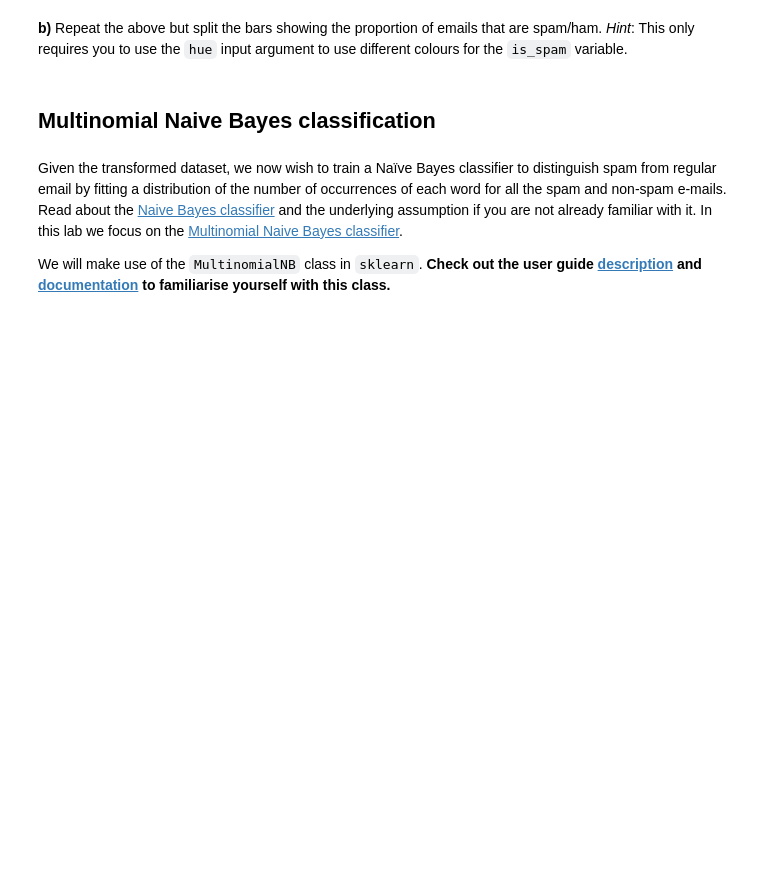
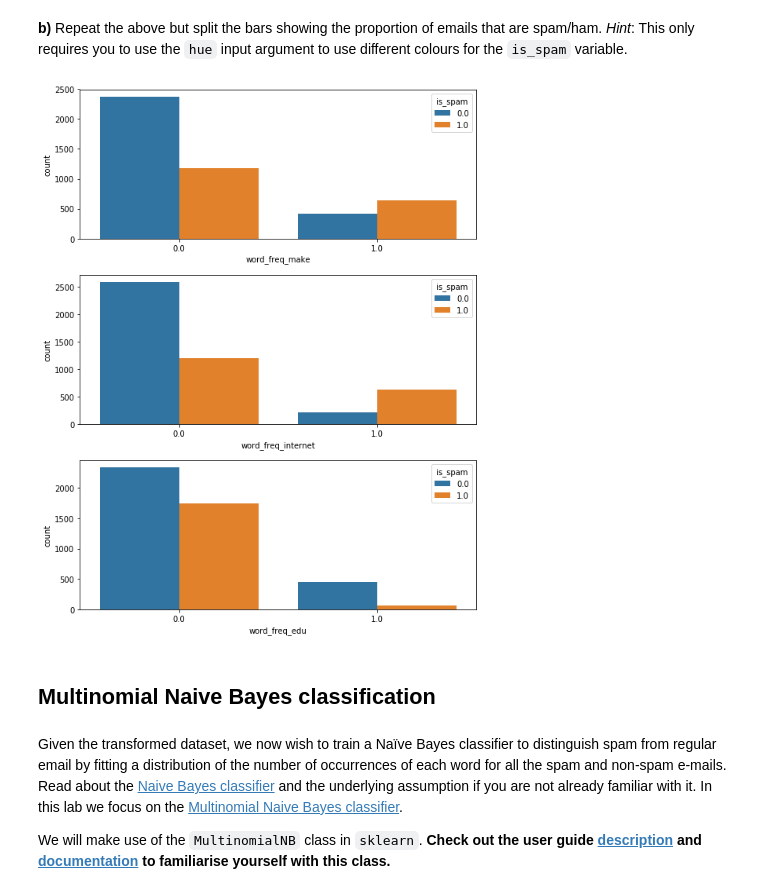
Before and after one commit to jordisc97/ML, a Jupyter notebook: 01 - Analysis and Visualisation.ipynb, the cells around one changed output. Drawn from its saved outputs; the diff is of its cells as text; code cells hidden in the pictures; blank space fills up the shorter version.

```diff
--- a/01 - Analysis and Visualisation.ipynb
+++ b/01 - Analysis and Visualisation.ipynb
@@ -227,3 +235,15 @@ NameError: name 'binarySpam' is not defined
+# %%
+# Your Code goes here:
+words_of_interest = ['word_freq_' + word for word in ['make', 'internet', 'edu']]
+n_words = len(words_of_interest)
+plt.subplots(n_words, figsize=(8,10))
+for ii, word in enumerate(words_of_interest):
+    plt.subplot(n_words, 1, ii+1)
+    sns.countplot(x=word, hue='is_spam', data=spambase_binary)
+plt.tight_layout()
+plt.show()
+# %% [output]
+[figure, added]
 # %% [markdown]
 ## Multinomial Naive Bayes classification
 # %% [markdown]
```
Also changed, not shown: parts of 22 cells of this notebook.
